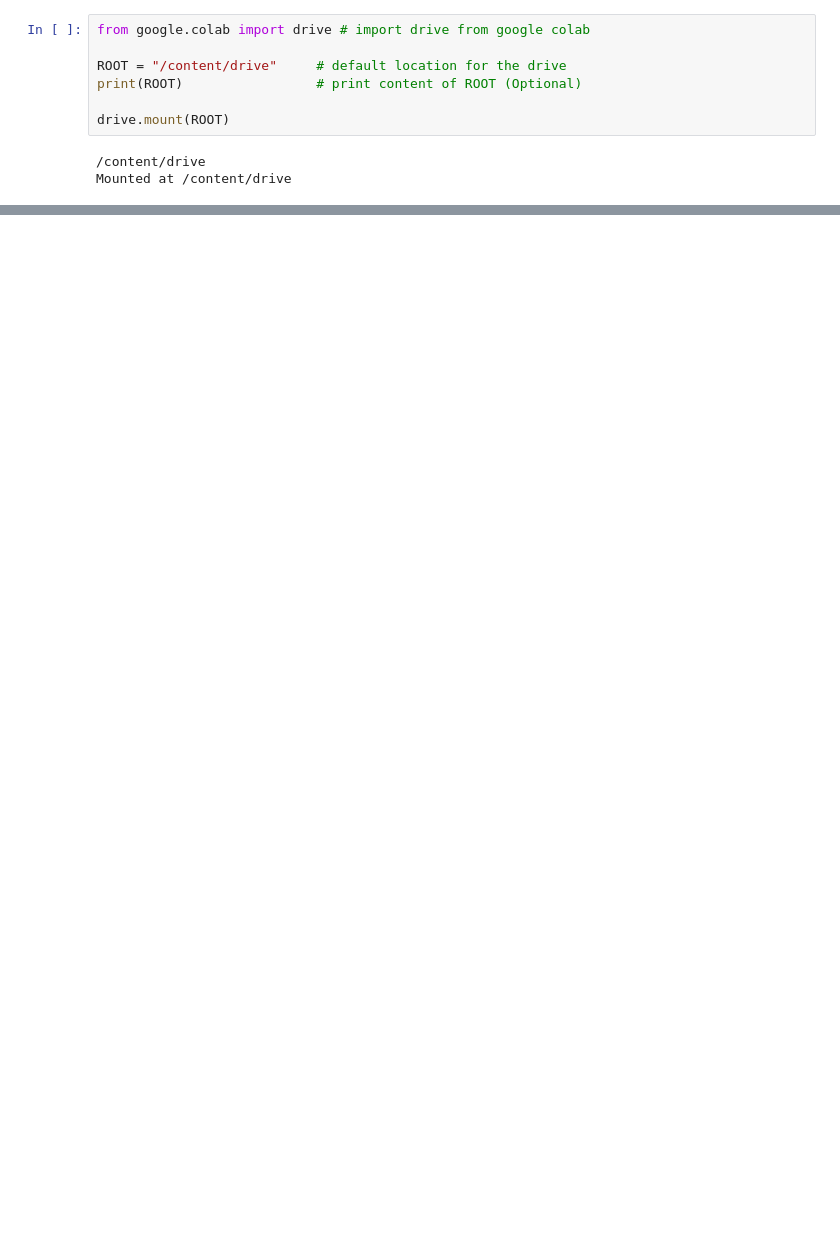
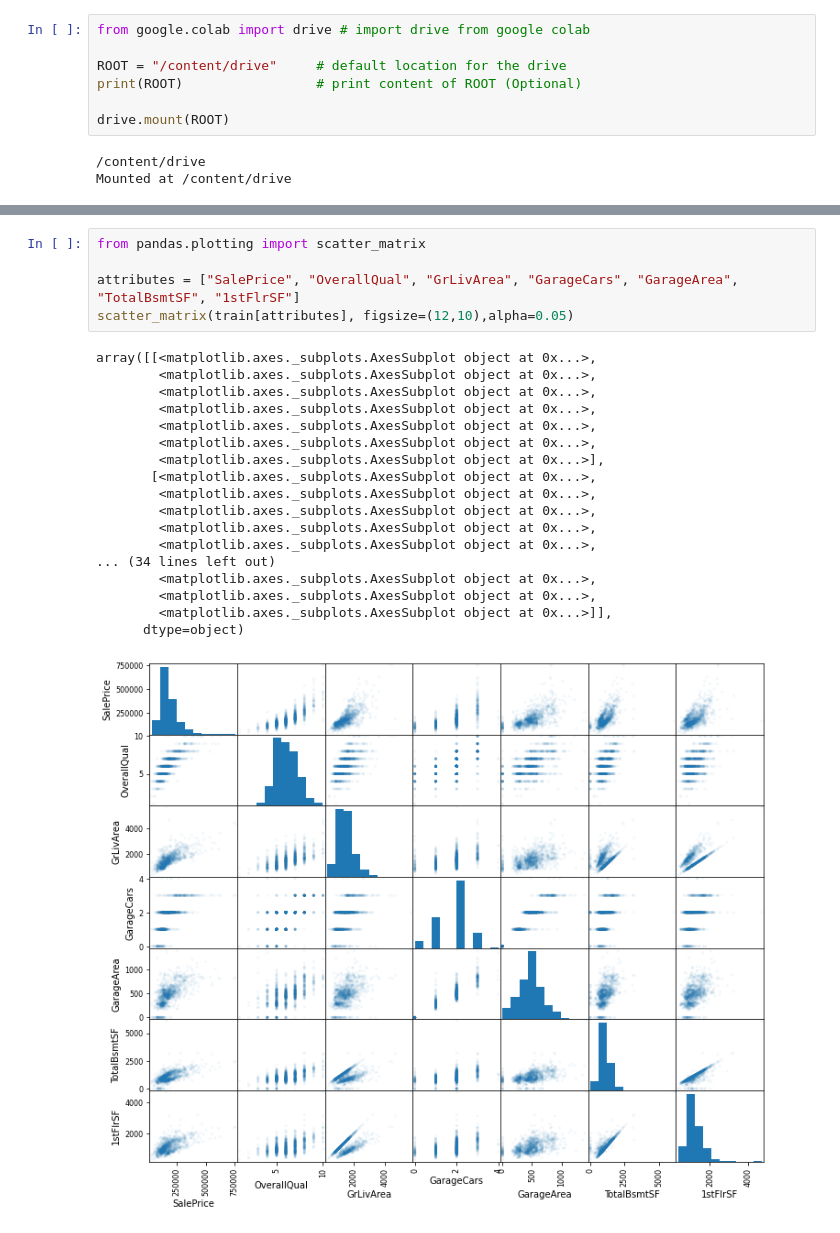
Before and after one commit to briancy02/kaggle-home-prices, a Jupyter notebook: main_notebook.ipynb, the cells around one changed output, grey strips where cells are left out. Cells and saved outputs as stored; diff of their text form; blank space fills up the shorter version.

```diff
--- a/main_notebook.ipynb
+++ b/main_notebook.ipynb
@@ -24,0 +92,24 @@ Mounted at /content/drive
+# %%
+from pandas.plotting import scatter_matrix
+
+attributes = ["SalePrice", "OverallQual", "GrLivArea", "GarageCars", "GarageArea", "TotalBsmtSF", "1stFlrSF"]
+scatter_matrix(train[attributes], figsize=(12,10),alpha=0.05)
+# %% [output]
+array([[<matplotlib.axes._subplots.AxesSubplot object at 0x...>,
+        <matplotlib.axes._subplots.AxesSubplot object at 0x...>,
+        <matplotlib.axes._subplots.AxesSubplot object at 0x...>,
+        <matplotlib.axes._subplots.AxesSubplot object at 0x...>,
+        <matplotlib.axes._subplots.AxesSubplot object at 0x...>,
+        <matplotlib.axes._subplots.AxesSubplot object at 0x...>,
+        <matplotlib.axes._subplots.AxesSubplot object at 0x...>],
+       [<matplotlib.axes._subplots.AxesSubplot object at 0x...>,
+        <matplotlib.axes._subplots.AxesSubplot object at 0x...>,
+        <matplotlib.axes._subplots.AxesSubplot object at 0x...>,
+        <matplotlib.axes._subplots.AxesSubplot object at 0x...>,
+        <matplotlib.axes._subplots.AxesSubplot object at 0x...>,
+... (34 lines left out)
+        <matplotlib.axes._subplots.AxesSubplot object at 0x...>,
+        <matplotlib.axes._subplots.AxesSubplot object at 0x...>,
+        <matplotlib.axes._subplots.AxesSubplot object at 0x...>]],
+      dtype=object)
+[figure, added]
```
Also changed, not shown: parts of 7 cells of this notebook.
